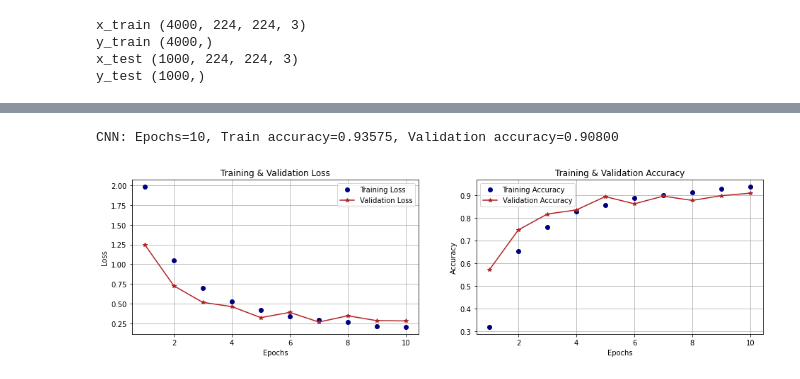
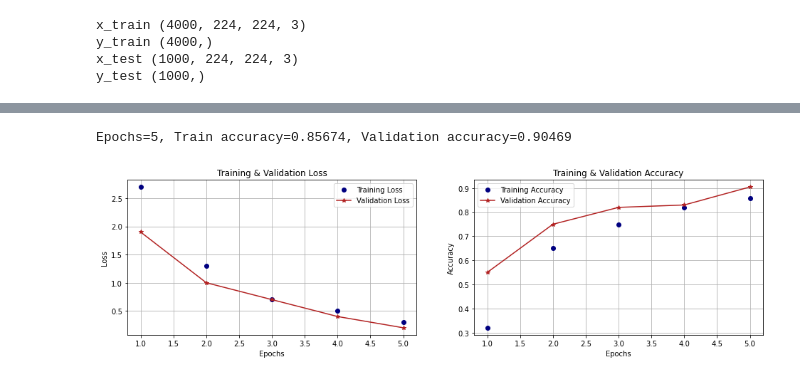
Before and after one commit to andrii-myronenko/animal-recognition-app, a Jupyter notebook: model-training.ipynb, the cells around one changed output, grey strips where cells are left out. Saved outputs shown, nothing was run; the diff lists cells and outputs as text; code cells hidden in the pictures.

```diff
--- a/model-training.ipynb
+++ b/model-training.ipynb
@@ -183,7 +184,7 @@ add_model.add(Flatten(input_shape=base_model.output_shape[1:]))
 add_model.add(Dense(256, activation='relu'))
 add_model.add(Dense(10, activation='softmax'))
 
-model = Model(inputs=base_model.input, outputs=add_model(base_model.output))
+model = Model(inputs=base_model.input, outputs=add_model(base_model.output), name='ani')
 model.compile(loss='categorical_crossentropy', optimizer=optimizers.SGD(lr=1e-4, momentum=0.9),
               metrics=['accuracy'])
 
@@ -209,7 +210,7 @@ Non-trainable params: 0
 _________________________________________________________________
 # %%
 batch_size = 32
-epochs = 10
+epochs = 5
 
 train_datagen = ImageDataGenerator(
         rotation_range=30,
@@ -224,5 +225,5 @@ history = model.fit_generator(
     steps_per_epoch=x_train.shape[0] // batch_size,
     epochs=epochs,
     validation_data=(x_test, y_test),
-    callbacks=[ModelCheckpoint('animal-recognition.model', monitor='val_acc')]
+    callbacks=[ModelCheckpoint('animal-recognition-checkpoint', monitor='val_acc')]
 )
@@ -256,40 +258,42 @@ model.load_weights('animal-recognition.model')
 # %%
-print("Epochs={0:d}, Train accuracy={1:.5f}, Validation accuracy={2:.5f}".format(epochs,history.history['acc'][epochs-1],history.history['val_acc'][epochs-1]))
+history = history.history
+
+print("Epochs={0:d}, Train accuracy={1:.5f}, Validation accuracy={2:.5f}".format(epochs,history['acc'][epochs-1],history['val_acc'][epochs-1]))
 def show_plots(history):
     """ Useful function to view plot of loss values & accuracies across the various epochs """
     loss_vals = history['loss']
     val_loss_vals = history['val_loss']
     epochs = range(1, len(history['acc'])+1)
 
     f, ax = plt.subplots(nrows=1,ncols=2,figsize=(16,4))
 
     ax[0].plot(epochs, loss_vals, color='navy',marker='o', linestyle=' ', label='Training Loss')
     ax[0].plot(epochs, val_loss_vals, color='firebrick', marker='*', label='Validation Loss')
     ax[0].set_title('Training & Validation Loss')
     ax[0].set_xlabel('Epochs')
     ax[0].set_ylabel('Loss')
     ax[0].legend(loc='best')
     ax[0].grid(True)
 
     acc_vals = history['acc']
     val_acc_vals = history['val_acc']
 
     ax[1].plot(epochs, acc_vals, color='navy', marker='o', ls=' ', label='Training Accuracy')
     ax[1].plot(epochs, val_acc_vals, color='firebrick', marker='*', label='Validation Accuracy')
     ax[1].set_title('Training & Validation Accuracy')
     ax[1].set_xlabel('Epochs')
     ax[1].set_ylabel('Accuracy')
     ax[1].legend(loc='best')
     ax[1].grid(True)
 
     plt.show()
     plt.close()
 
     del loss_vals, val_loss_vals, epochs, acc_vals, val_acc_vals
-show_plots(history.history)
+show_plots(history)
 # %% [output]
-CNN: Epochs=10, Train accuracy=0.93575, Validation accuracy=0.90800
+Epochs=5, Train accuracy=0.85674, Validation accuracy=0.90469
-[figure, old version]
+[figure, new version]
 # %%
 test_images = []
 
```
Also changed, not shown: parts of 9 cells of this notebook, 26 other files.
